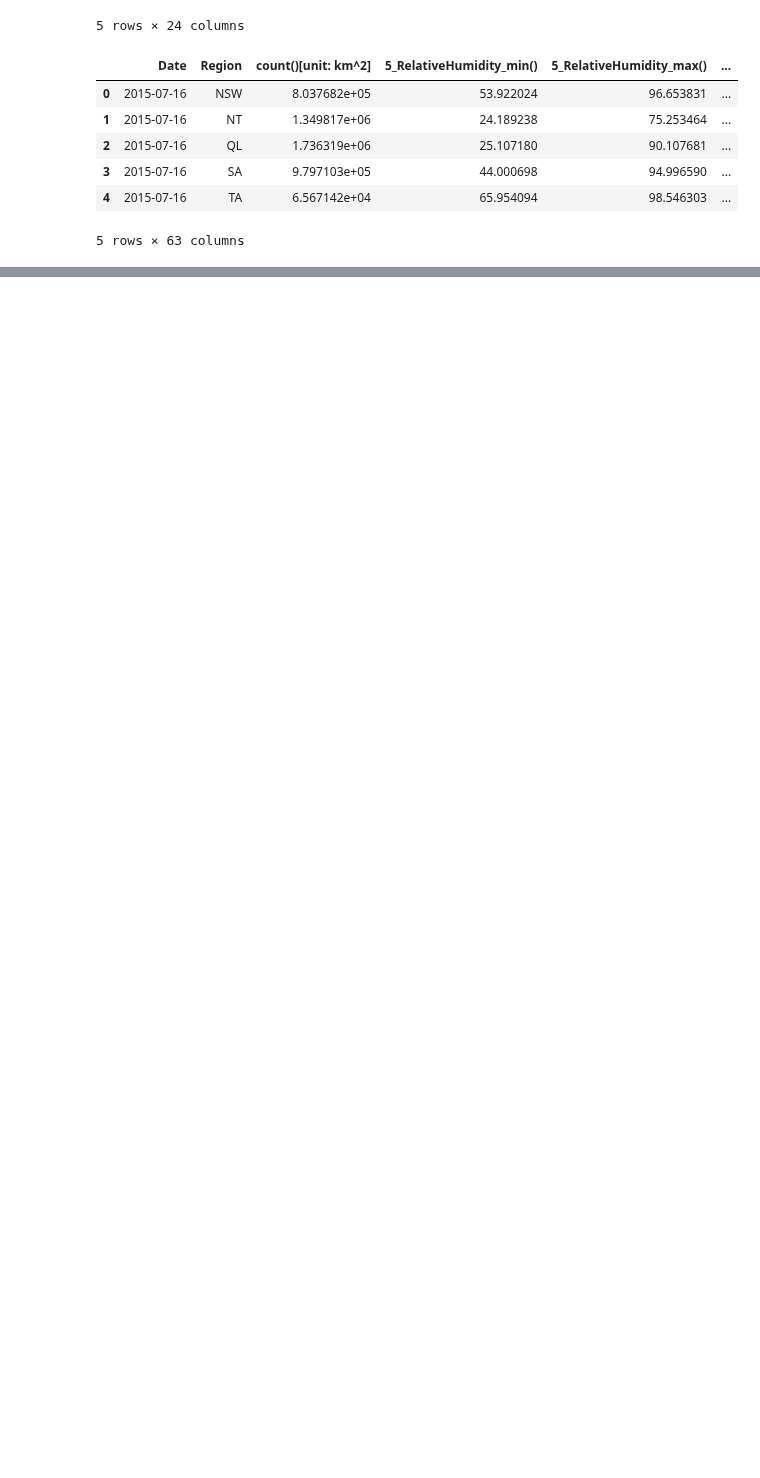
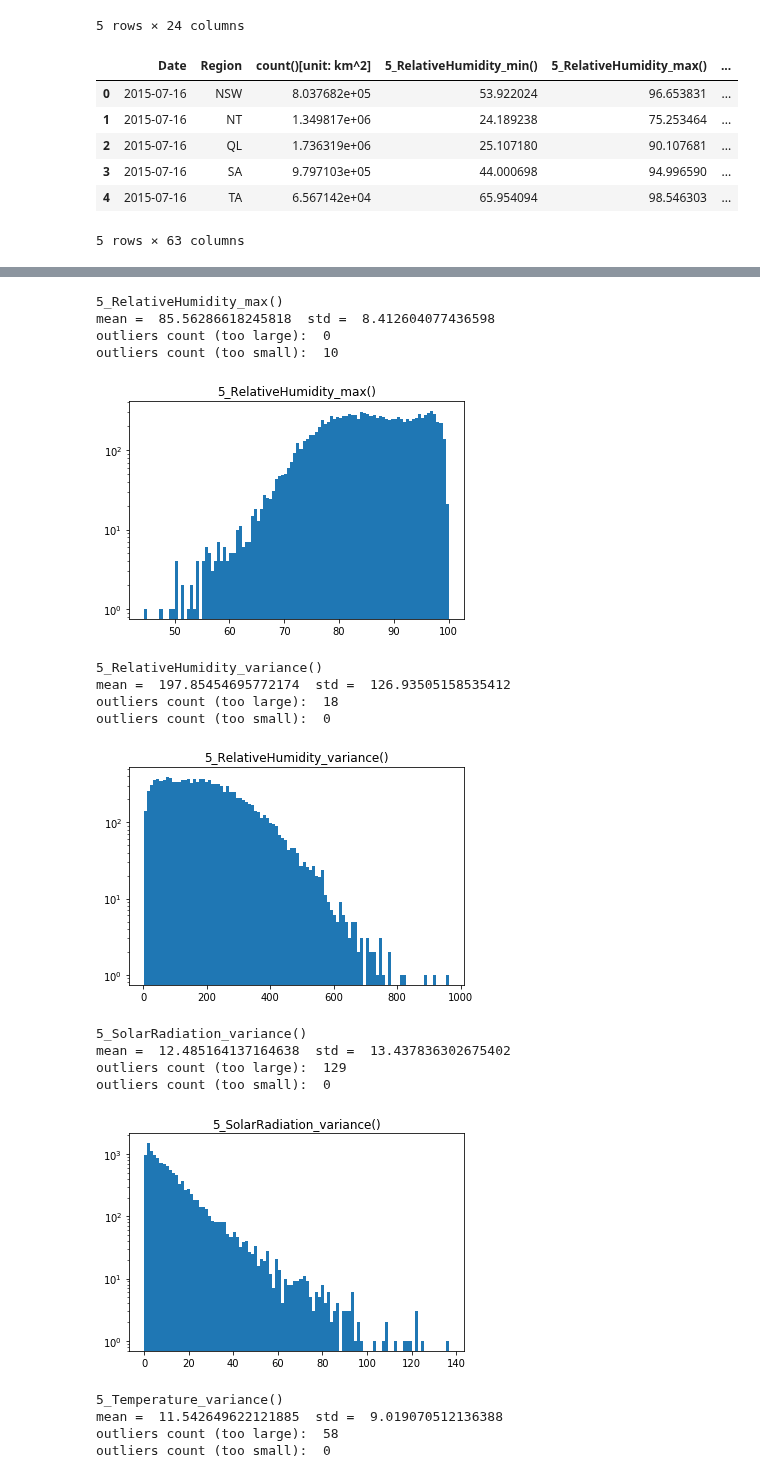
Before and after one commit to ccomkhj/Spot-Challenge-Wildfires, a Jupyter notebook: main/data_process.ipynb, the cells around one changed output, grey strips where cells are left out. Cells and saved outputs as stored; diff of their text form; code cells hidden in the pictures; blank space fills up the shorter version.

```diff
--- a/main/data_process.ipynb
+++ b/main/data_process.ipynb
@@ -592,0 +709,43 @@ H_Weather_Fc_reform_LeadTime.head()
+# %%
+factor = 4
+df = H_Weather_Fc_reform_LeadTime
+ignore_cols = ['Date', 'Region', 'count()[unit: km^2]']
+
+for col in df.columns:
+    if col in ignore_cols:
+        continue
+    y = df[col]
+    y_mean = np.mean(y)
+    y_std = np.std(y)
+    upper_bound = y_mean + factor*y_std
+    lower_bound = y_mean - factor*y_std
+    outlier_large = len(y[y>upper_bound])
+    outlier_small = len(y[y<lower_bound])
+    if outlier_large + outlier_small > 0:
+        print(col)
+        print('mean = ', y_mean, ' std = ', y_std)
+        print('outliers count (too large): ', outlier_large)
+        print('outliers count (too small): ', outlier_small)
+        (n, _, _) = plt.hist(y, bins=100, log=True)
+        plt.title(col)
+        plt.show()
+# %% [output]
+5_RelativeHumidity_max()
+mean =  85.56286618245818  std =  8.412604077436598
+outliers count (too large):  0
+outliers count (too small):  10
+[figure, added]
+5_RelativeHumidity_variance()
+mean =  197.85454695772174  std =  126.93505158535412
+outliers count (too large):  18
+outliers count (too small):  0
+[figure, added]
+5_SolarRadiation_variance()
+mean =  12.485164137164638  std =  13.437836302675402
+outliers count (too large):  129
+outliers count (too small):  0
+[figure, added]
+5_Temperature_variance()
+mean =  11.542649622121885  std =  9.019070512136388
+outliers count (too large):  58
+outliers count (too small):  0
```
Also changed, not shown: parts of 9 cells of this notebook.
